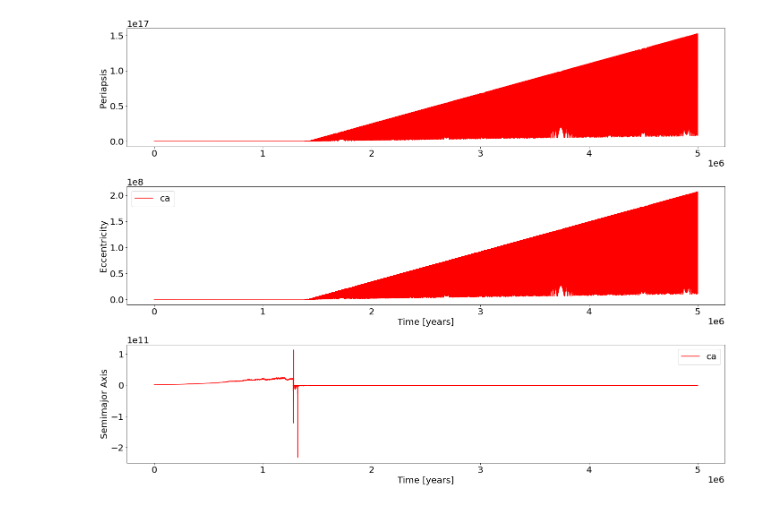
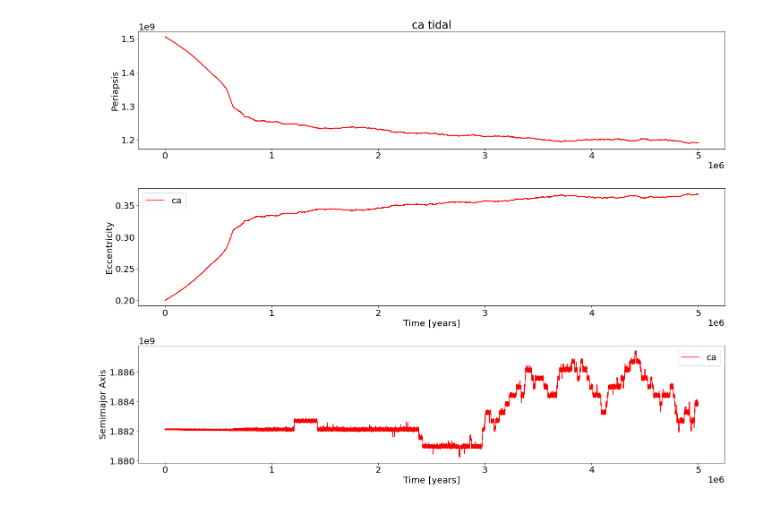
Before and after one commit to peterbreslin/amuse-project, a Jupyter notebook: testing_results.ipynb, the cells around one changed output. Cells and saved outputs as stored; diff of their text form; code cells hidden in the pictures.

Commit message:
added the alice data and saved some plots

```diff
--- a/testing_results.ipynb
+++ b/testing_results.ipynb
@@ -5,14 +5,16 @@ import numpy as np
 from amuse.units import units
 import matplotlib.pyplot as plt
 
-path = '/home/astrobrez/Amuse-env/amuse-project/data/'
+path = 'data/tidal_only/'
 # %%
-def plot_moon(moon, tidal=False, kozai=False):
+def plot_moon(moon, tidal=False, kozai=False, save=False):
 
     if kozai:
         name = 'kozai.hdf5'
+        title = moon + '_kozai'
     if tidal:
         name = 'tidal.hdf5'
+        title = moon + ' tidal'
 
     if moon=='io':
         res = h5py.File(path+'io_'+ name)
@@ -47,8 +49,15 @@ def plot_moon(moon, tidal=False, kozai=False):
     ax3.legend()
 
     res.close()
+
+    ax1.set_title(title)
+    if save == True:
+        if tidal == True:
+            plt.savefig(moon+'_tidal.png')
+        if kozai == True:
+            plt.savefig(moon+'_kozai.png')
     plt.show()
 # %%
-plot_moon('ca', kozai=True)
+plot_moon('ca', tidal=True, kozai=False, save=True)
 # %% [output]
-[figure, old version]
+[figure, new version]
```
Also changed, not shown: 9 other files.
